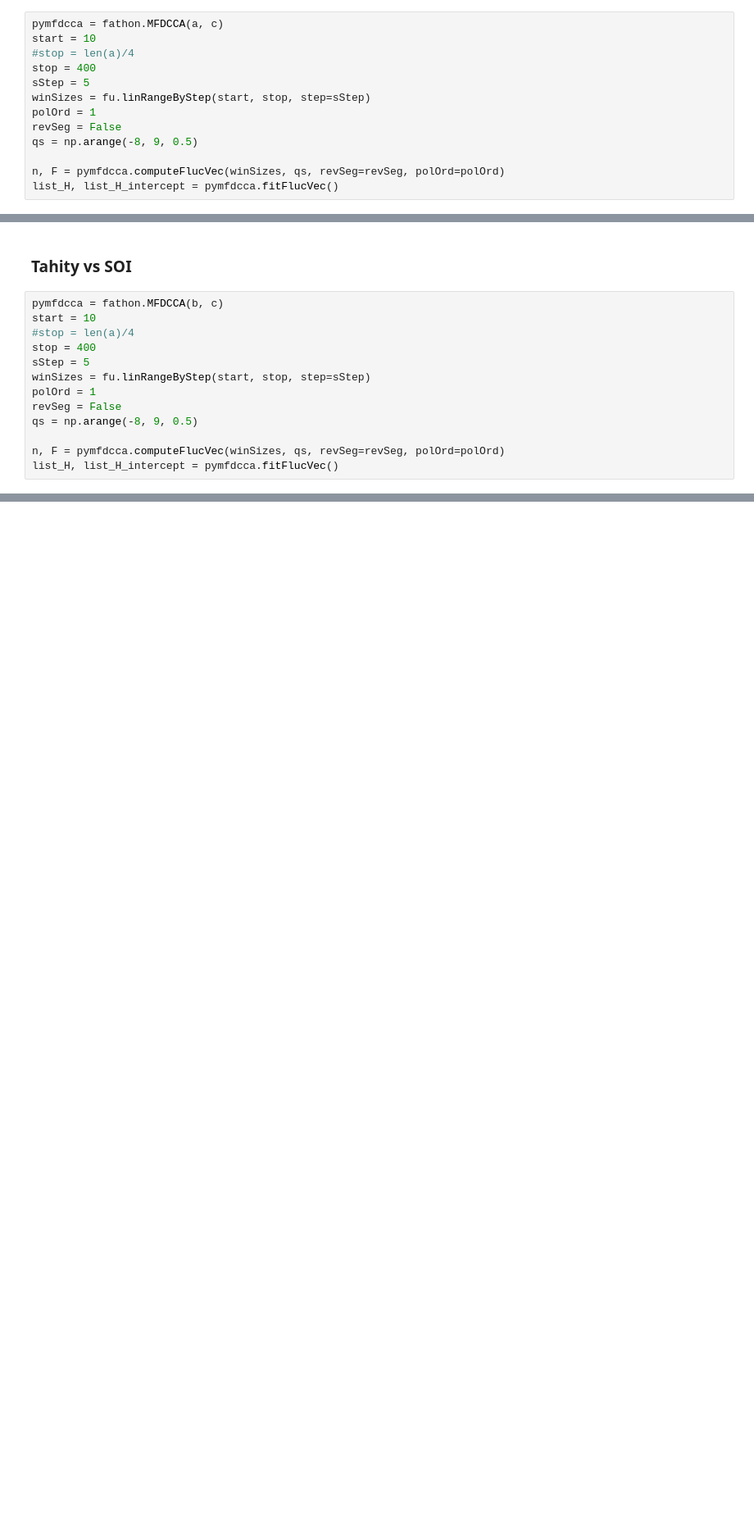
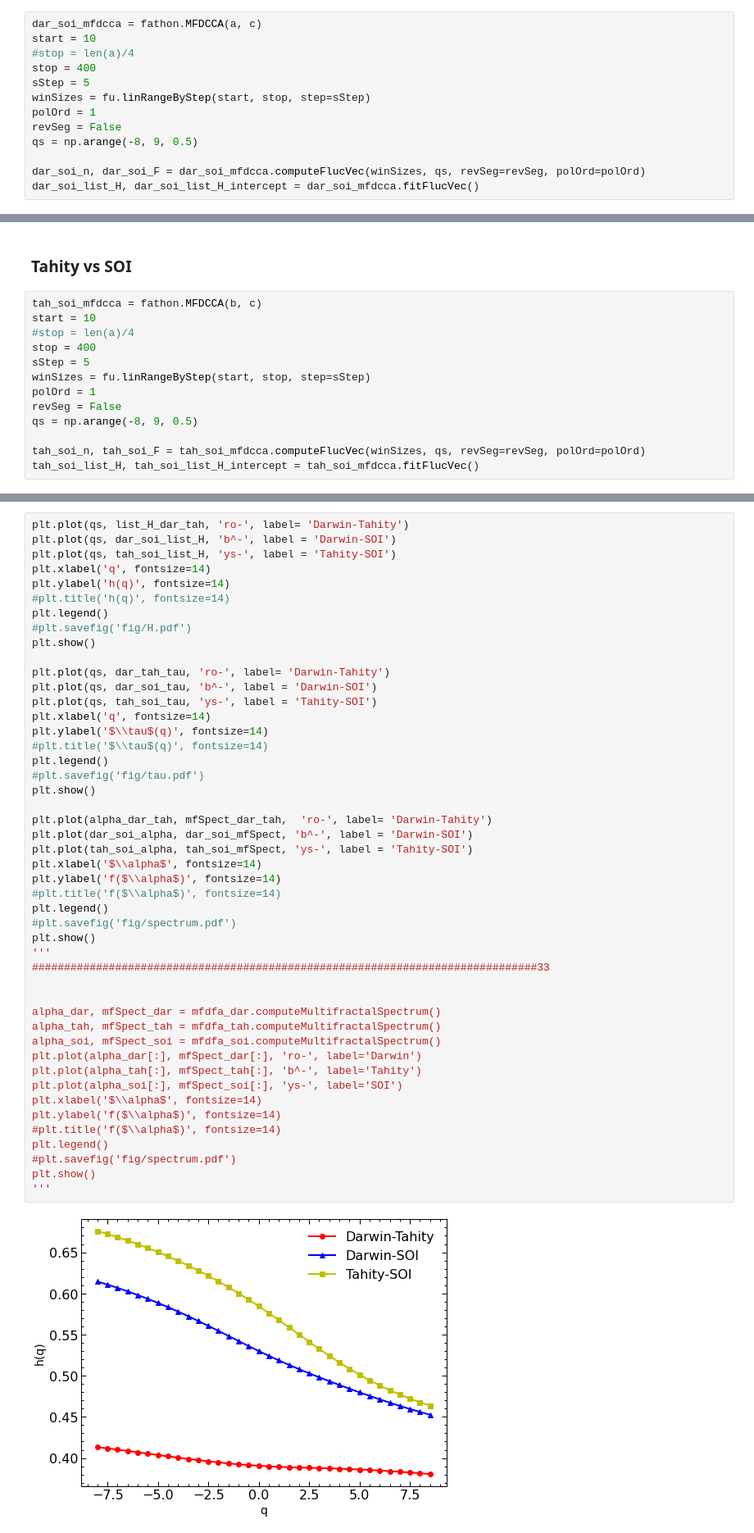
Before and after one commit to sebasjaro/MFDFAX, a Jupyter notebook: Python/MFDCCA.ipynb, the cells around one changed output, grey strips where cells are left out. Shown at 82% size. Drawn from its saved outputs; the diff is of its cells as text; blank space fills up the shorter version.

```diff
--- a/Python/MFDCCA.ipynb
+++ b/Python/MFDCCA.ipynb
@@ -150,7 +150,7 @@ plt.show()
 # %% [markdown]
 ### Darwin vs SOI
 # %%
-pymfdcca = fathon.MFDCCA(a, c)
+dar_soi_mfdcca = fathon.MFDCCA(a, c)
 start = 10
 #stop = len(a)/4
 stop = 400
@@ -160,6 +160,6 @@ polOrd = 1
 revSeg = False
 qs = np.arange(-8, 9, 0.5)
 
-n, F = pymfdcca.computeFlucVec(winSizes, qs, revSeg=revSeg, polOrd=polOrd)
-list_H, list_H_intercept = pymfdcca.fitFlucVec()
+dar_soi_n, dar_soi_F = dar_soi_mfdcca.computeFlucVec(winSizes, qs, revSeg=revSeg, polOrd=polOrd)
+dar_soi_list_H, dar_soi_list_H_intercept = dar_soi_mfdcca.fitFlucVec()
 # %%
@@ -207,7 +207,7 @@ plt.show()
 # %% [markdown]
 ### Tahity vs SOI
 # %%
-pymfdcca = fathon.MFDCCA(b, c)
+tah_soi_mfdcca = fathon.MFDCCA(b, c)
 start = 10
 #stop = len(a)/4
 stop = 400
@@ -217,6 +217,6 @@ polOrd = 1
 revSeg = False
 qs = np.arange(-8, 9, 0.5)
 
-n, F = pymfdcca.computeFlucVec(winSizes, qs, revSeg=revSeg, polOrd=polOrd)
-list_H, list_H_intercept = pymfdcca.fitFlucVec()
+tah_soi_n, tah_soi_F = tah_soi_mfdcca.computeFlucVec(winSizes, qs, revSeg=revSeg, polOrd=polOrd)
+tah_soi_list_H, tah_soi_list_H_intercept = tah_soi_mfdcca.fitFlucVec()
 # %%
@@ -261,3 +261,52 @@ plt.show()
 [figure]
 [figure]
 [figure]
+# %%
+plt.plot(qs, list_H_dar_tah, 'ro-', label= 'Darwin-Tahity')
+plt.plot(qs, dar_soi_list_H, 'b^-', label = 'Darwin-SOI')
+plt.plot(qs, tah_soi_list_H, 'ys-', label = 'Tahity-SOI')
+plt.xlabel('q', fontsize=14)
+plt.ylabel('h(q)', fontsize=14)
+#plt.title('h(q)', fontsize=14)
+plt.legend()
+#plt.savefig('fig/H.pdf')
+plt.show()
+
+plt.plot(qs, dar_tah_tau, 'ro-', label= 'Darwin-Tahity')
+plt.plot(qs, dar_soi_tau, 'b^-', label = 'Darwin-SOI')
+plt.plot(qs, tah_soi_tau, 'ys-', label = 'Tahity-SOI')
+plt.xlabel('q', fontsize=14)
+plt.ylabel('$\\tau$(q)', fontsize=14)
+#plt.title('$\\tau$(q)', fontsize=14)
+plt.legend()
+#plt.savefig('fig/tau.pdf')
+plt.show()
+
+plt.plot(alpha_dar_tah, mfSpect_dar_tah,  'ro-', label= 'Darwin-Tahity')
+plt.plot(dar_soi_alpha, dar_soi_mfSpect, 'b^-', label = 'Darwin-SOI')
+plt.plot(tah_soi_alpha, tah_soi_mfSpect, 'ys-', label = 'Tahity-SOI')
+plt.xlabel('$\\alpha$', fontsize=14)
+plt.ylabel('f($\\alpha$)', fontsize=14)
+#plt.title('f($\\alpha$)', fontsize=14)
+plt.legend()
+#plt.savefig('fig/spectrum.pdf')
+plt.show()
+'''
+###############################################################################33
+
+
+alpha_dar, mfSpect_dar = mfdfa_dar.computeMultifractalSpectrum()
+alpha_tah, mfSpect_tah = mfdfa_tah.computeMultifractalSpectrum()
+alpha_soi, mfSpect_soi = mfdfa_soi.computeMultifractalSpectrum()
+plt.plot(alpha_dar[:], mfSpect_dar[:], 'ro-', label='Darwin')
+plt.plot(alpha_tah[:], mfSpect_tah[:], 'b^-', label='Tahity')
+plt.plot(alpha_soi[:], mfSpect_soi[:], 'ys-', label='SOI')
+plt.xlabel('$\\alpha$', fontsize=14)
+plt.ylabel('f($\\alpha$)', fontsize=14)
+#plt.title('f($\\alpha$)', fontsize=14)
+plt.legend()
+#plt.savefig('fig/spectrum.pdf')
+plt.show()
+'''
+# %% [output]
+[figure, added]
```
Also changed, not shown: parts of 5 cells of this notebook.
